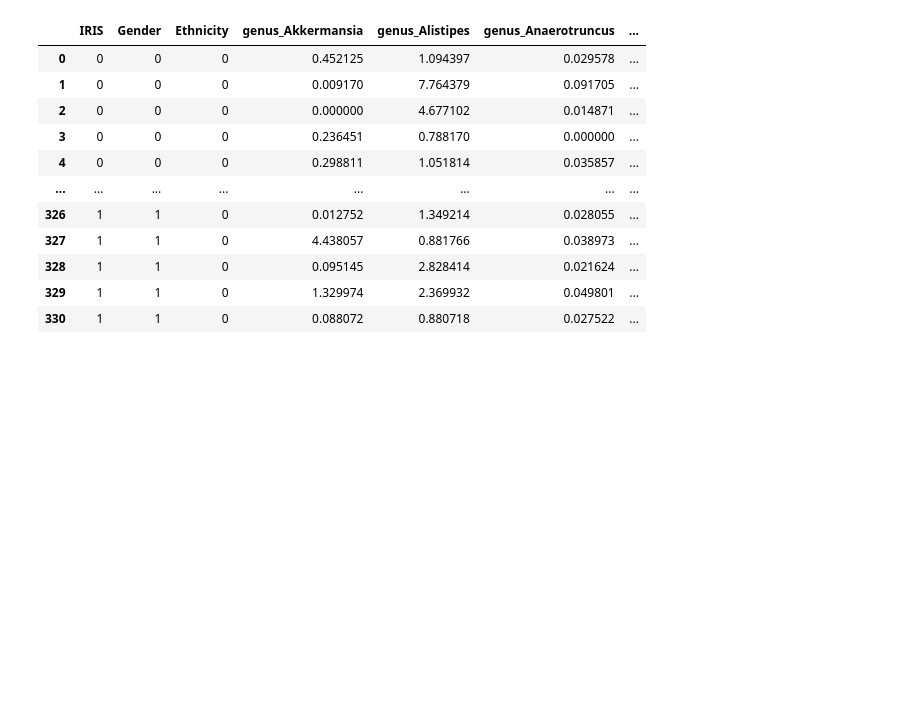
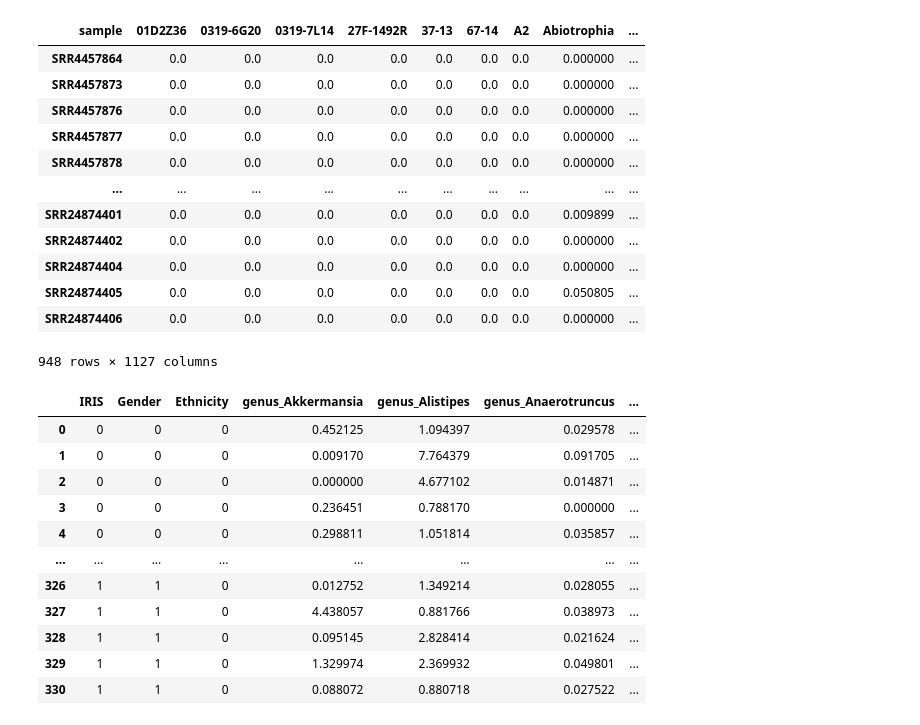
Before and after one commit to nzhang20/Causal-Discovery-on-Gut-Microbial-Data-for-Disease-Risk-Prediction, a Jupyter notebook: notebooks/scratch.ipynb, the cells around one changed output. Saved outputs shown, nothing was run; the diff lists cells and outputs as text; code cells hidden in the pictures; blank space fills up the shorter version.

```diff
--- a/notebooks/scratch.ipynb
+++ b/notebooks/scratch.ipynb
@@ -12,0 +38,56 @@ from src.sparsify import *
+# %%
+raw_fp = '../data/raw/pcosyang2024.xlsx'
+pcosyang2024 = pd.read_excel(raw_fp, engine='openpyxl')
+pcosyang2024 = pcosyang2024.T
+pcosyang2024.columns = pcosyang2024.iloc[0, :]
+pcosyang2024 = pcosyang2024.iloc[1:, :]
+
+unclass_col = ['uclassified', 'unclassified', 'unidentified']
+pcosyang2024['Unclassified'] = pcosyang2024[unclass_col[0]] + pcosyang2024[unclass_col[1]] + pcosyang2024[unclass_col[2]]
+pcosyang2024 = pcosyang2024.drop(columns = unclass_col)
+
+pcosyang2024['region'] = pcosyang2024['region'].map({'Europe': 0, 'Asia': 1})
+pcosyang2024['group'] = pcosyang2024['group'].map({'HC': 0, 'PCOS': 1})
+pcosyang2024 = pcosyang2024.drop(columns = ['T'])
+
+for col in pcosyang2024.columns[2:]:
+    pcosyang2024[col] = pcosyang2024[col].astype(float)
+
+# study assigned by order presented in paper and self-matching sample size numbers & region
+study_site = {
+    1: [0, 19+24],
+    2: [19+24, 19+24+48+73],
+    3: [19+24+48+73, 19+24+48+73+12+14],
+    4: [19+24+48+73+12+14, 19+24+48+73+12+14+12],
+    5: [19+24+48+73+12+14+12, 19+24+48+73+12+14+12+20+20],
+    6: [19+24+48+73+12+14+12+20+20, 19+24+48+73+12+14+12+20+20+131+68],
+    7: [19+24+48+73+12+14+12+20+20+131+68, 19+24+48+73+12+14+12+20+20+131+68+41+47],
+    8: [19+24+48+73+12+14+12+20+20+131+68+41+47, 19+24+48+73+12+14+12+20+20+131+68+41+47+24+24],
+    9: [19+24+48+73+12+14+12+20+20+131+68+41+47+24+24, 19+24+48+73+12+14+12+20+20+131+68+41+47+24+24+36+98],
+    10: [19+24+48+73+12+14+12+20+20+131+68+41+47+24+24+36+98, 19+24+48+73+12+14+12+20+20+131+68+41+47+24+24+36+98+20+20],
+    11: [19+24+48+73+12+14+12+20+20+131+68+41+47+24+24+36+98+20+20, 19+24+48+73+12+14+12+20+20+131+68+41+47+24+24+36+98+20+20+37+45],
+    12: [19+24+48+73+12+14+12+20+20+131+68+41+47+24+24+36+98+20+20+37+45, 19+24+48+73+12+14+12+20+20+131+68+41+47+24+24+36+98+20+20+37+45+15+18],
+    13: [19+24+48+73+12+14+12+20+20+131+68+41+47+24+24+36+98+20+20+37+45+15+18, 19+24+48+73+12+14+12+20+20+131+68+41+47+24+24+36+98+20+20+37+45+15+18+15+33],
+    14: [19+24+48+73+12+14+12+20+20+131+68+41+47+24+24+36+98+20+20+37+45+15+18+15+33, 19+24+48+73+12+14+12+20+20+131+68+41+47+24+24+36+98+20+20+37+45+15+18+15+33+17+17]
+}
+
+pcosyang2024['study_site'] = np.full(pcosyang2024.shape[0], 0)
+for i in range(1, 15):
+    pcosyang2024.iloc[study_site[i][0]:study_site[i][1], -1] = i
+
+otu_table = pcosyang2024.loc[:, [x for x in pcosyang2024.columns if (x != 'group') & (x != 'region') & (x !='study_site')]]
+otu_table
+# %% [output]
+| sample | 01D2Z36 | 0319-6G20 | 0319-7L14 | 27F-1492R | 37-13 | 67-14 | A2 | Abiotrophia | ... |
+| SRR4457864 | 0.0 | 0.0 | 0.0 | 0.0 | 0.0 | 0.0 | 0.0 | 0.000000 | ... |
+| SRR4457873 | 0.0 | 0.0 | 0.0 | 0.0 | 0.0 | 0.0 | 0.0 | 0.000000 | ... |
+| SRR4457876 | 0.0 | 0.0 | 0.0 | 0.0 | 0.0 | 0.0 | 0.0 | 0.000000 | ... |
+| SRR4457877 | 0.0 | 0.0 | 0.0 | 0.0 | 0.0 | 0.0 | 0.0 | 0.000000 | ... |
+| SRR4457878 | 0.0 | 0.0 | 0.0 | 0.0 | 0.0 | 0.0 | 0.0 | 0.000000 | ... |
+| ... | ... | ... | ... | ... | ... | ... | ... | ... | ... |
+| SRR24874401 | 0.0 | 0.0 | 0.0 | 0.0 | 0.0 | 0.0 | 0.0 | 0.009899 | ... |
+| SRR24874402 | 0.0 | 0.0 | 0.0 | 0.0 | 0.0 | 0.0 | 0.0 | 0.000000 | ... |
+| SRR24874404 | 0.0 | 0.0 | 0.0 | 0.0 | 0.0 | 0.0 | 0.0 | 0.000000 | ... |
+| SRR24874405 | 0.0 | 0.0 | 0.0 | 0.0 | 0.0 | 0.0 | 0.0 | 0.050805 | ... |
+| SRR24874406 | 0.0 | 0.0 | 0.0 | 0.0 | 0.0 | 0.0 | 0.0 | 0.000000 | ... |
+948 rows × 1127 columns
```
Also changed, not shown: parts of 2 cells of this notebook, 32 other files.
